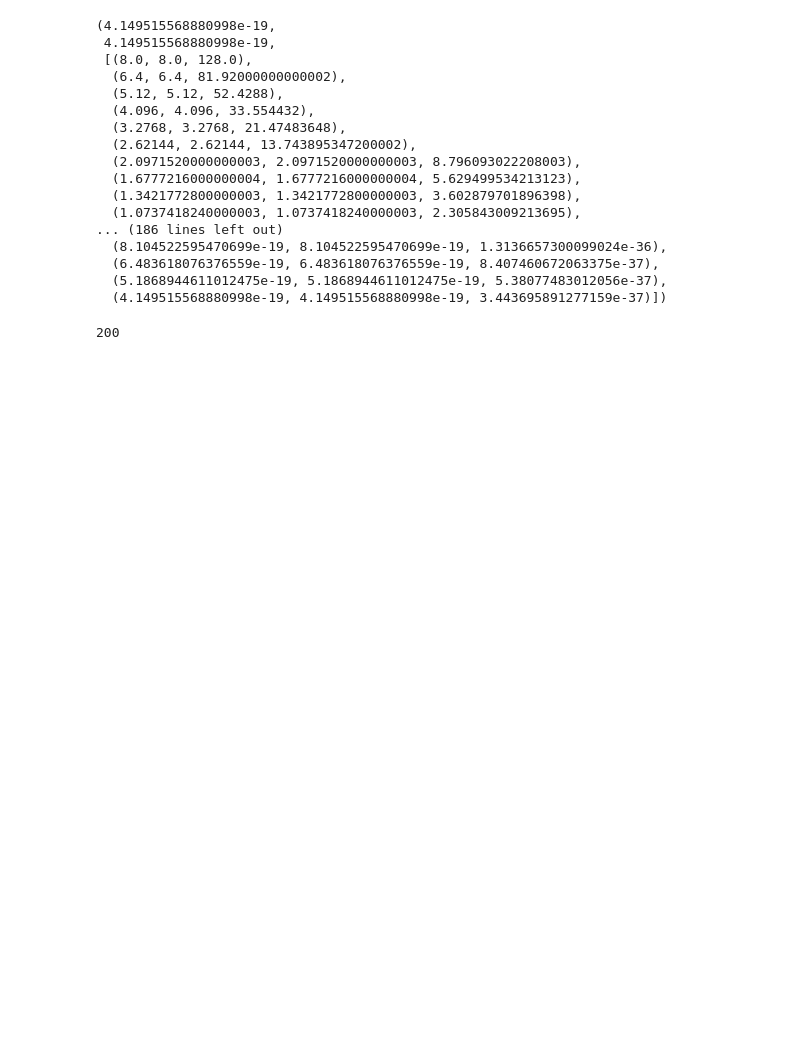
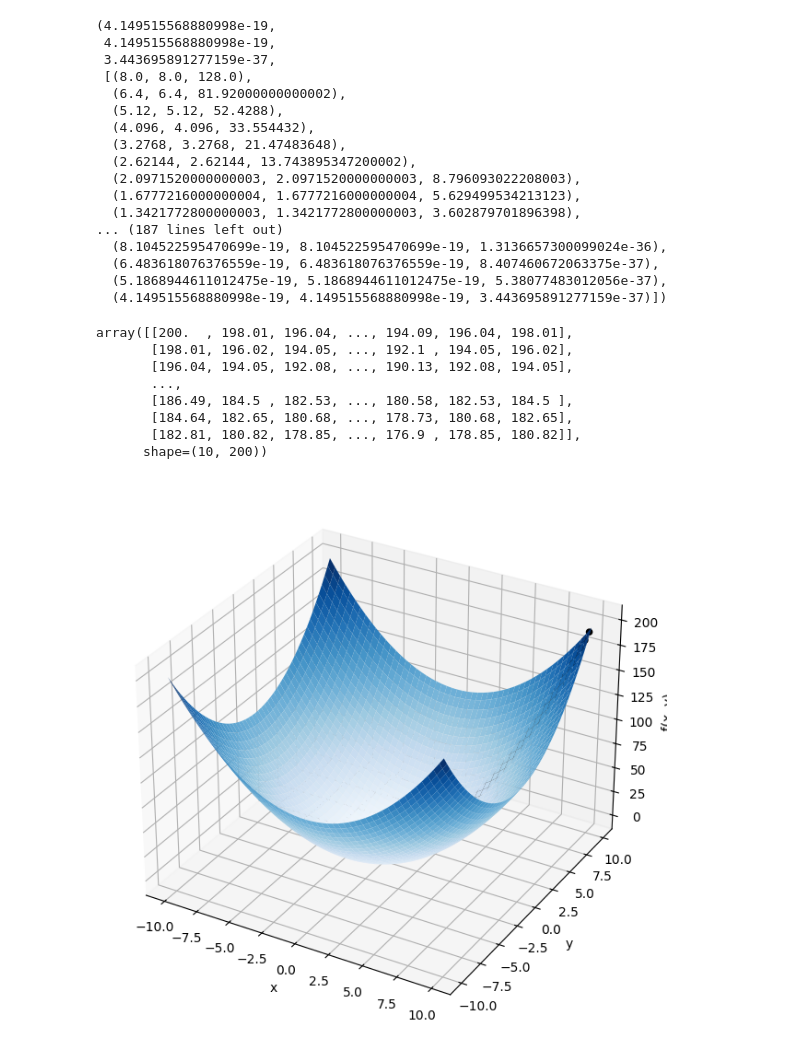
Before and after one commit to cmd-cosmos/ml-math, a Jupyter notebook: gradient-descent.ipynb, the cells around one changed output. Saved outputs shown, nothing was run; the diff lists cells and outputs as text; code cells hidden in the pictures; blank space fills up the shorter version.

Commit message:
added a 3d plot

```diff
--- a/gradient-descent.ipynb
+++ b/gradient-descent.ipynb
@@ -40,16 +43,17 @@ def gradient_descent(x_init, y_init, learning_rate, epochs):
         if gradient_x == 1e-10 or gradient_y == 1e-10:
             print("Gradient Descent has converged\n")
             print("Gloabal Minima at: x = %d, y = %d\n"%(x,y))
-            return x, y, buffer
+            return x, y, f(x,y), buffer
 
 
-    return x, y, buffer
+    return x, y, f(x,y), buffer
 
 results = gradient_descent(10, 10, 0.1, 200)
 results
 # %% [output]
 (4.149515568880998e-19,
  4.149515568880998e-19,
+ 3.443695891277159e-37,
  [(8.0, 8.0, 128.0),
   (6.4, 6.4, 81.92000000000002),
   (5.12, 5.12, 52.4288),
@@ -59,8 +63,7 @@ results
   (2.0971520000000003, 2.0971520000000003, 8.796093022208003),
   (1.6777216000000004, 1.6777216000000004, 5.629499534213123),
   (1.3421772800000003, 1.3421772800000003, 3.602879701896398),
-  (1.0737418240000003, 1.0737418240000003, 2.305843009213695),
-... (186 lines left out)
+... (187 lines left out)
   (8.104522595470699e-19, 8.104522595470699e-19, 1.3136657300099024e-36),
   (6.483618076376559e-19, 6.483618076376559e-19, 8.407460672063375e-37),
   (5.1868944611012475e-19, 5.1868944611012475e-19, 5.38077483012056e-37),
@@ -68,6 +71,32 @@ results
 # %%
 x_range = np.arange(-10, 10, 0.1)
 y_range = np.arange(-10, 10, 0.1)
-len(x_range)
+
+X, Y = np.meshgrid(x_range, y_range)
+func = f(X, Y)
+func[:10]
 # %% [output]
-200
+array([[200.  , 198.01, 196.04, ..., 194.09, 196.04, 198.01],
+       [198.01, 196.02, 194.05, ..., 192.1 , 194.05, 196.02],
+       [196.04, 194.05, 192.08, ..., 190.13, 192.08, 194.05],
+       ...,
+       [186.49, 184.5 , 182.53, ..., 180.58, 182.53, 184.5 ],
+       [184.64, 182.65, 180.68, ..., 178.73, 180.68, 182.65],
+       [182.81, 180.82, 178.85, ..., 176.9 , 178.85, 180.82]],
+      shape=(10, 200))
+# %%
+start_x = 10
+start_y = 10
+alpha = 0.01
+x_optimized, y_optimized, func_optimized, buffer = gradient_descent(start_x, start_y, alpha, 100)
+
+fig = plt.figure(figsize=(6,8))
+ax = fig.add_subplot(111, projection='3d')
+ax.plot_surface(X=X, Y=Y, Z=func, cmap='Blues')
+ax.scatter(*zip(*buffer), c='black', marker='o')
+ax.set_xlabel('x')
+ax.set_ylabel('y')
+ax.set_zlabel('f(x, y)')
+plt.show()
+# %% [output]
+[figure, added]
```
Also changed, not shown: parts of 1 cell of this notebook.
